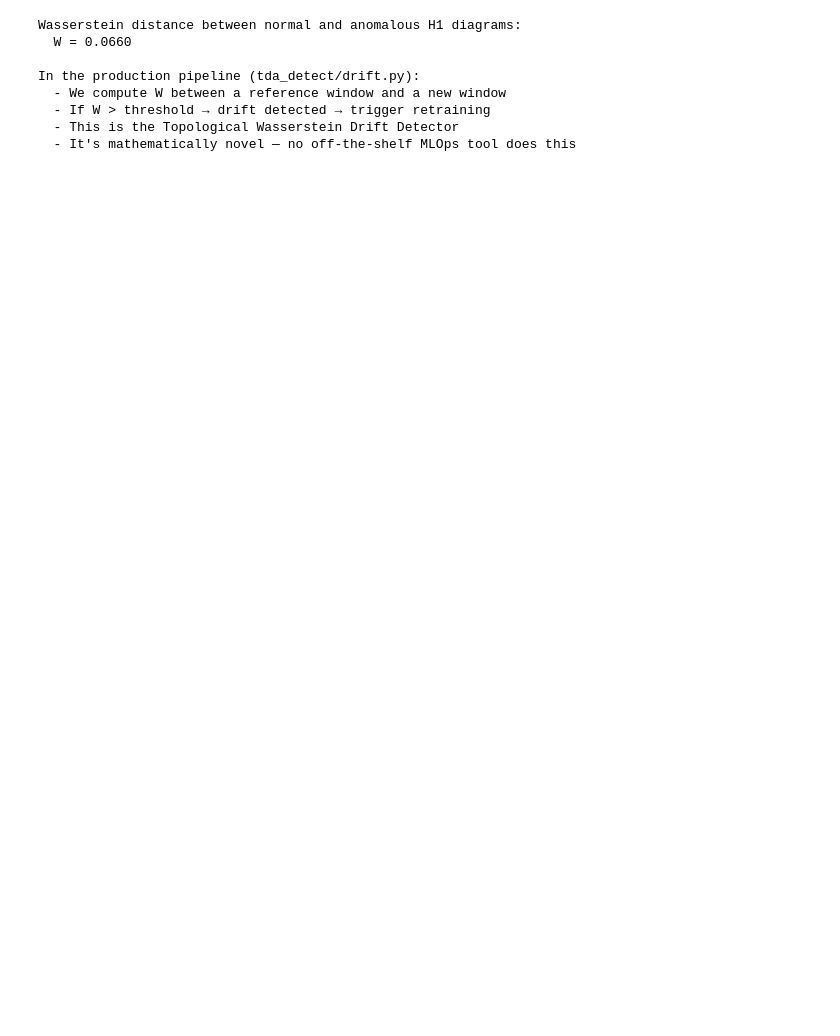
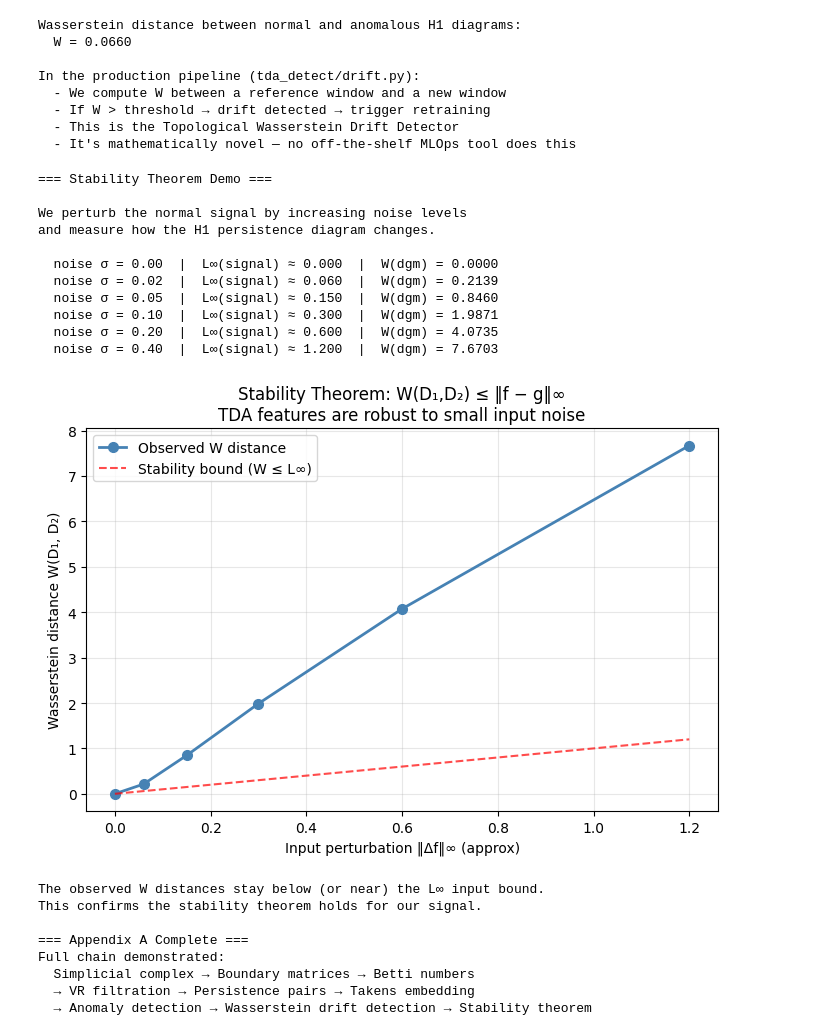
Before and after one commit to AdityaGhildiyal/TDA-Mlops, a Jupyter notebook: notebooks/phase1_appendix_A.ipynb, the cells around one changed output. Cells and saved outputs as stored; diff of their text form; code cells hidden in the pictures; blank space fills up the shorter version.

Commit message:
docs: Day 5 - markdown polish, stability theorem cell, updated PHASE1_NOTEBOOK.md

```diff
--- a/notebooks/phase1_appendix_A.ipynb
+++ b/notebooks/phase1_appendix_A.ipynb
@@ -678,3 +787,79 @@ In the production pipeline (tda_detect/drift.py):
   - If W > threshold → drift detected → trigger retraining
   - This is the Topological Wasserstein Drift Detector
   - It's mathematically novel — no off-the-shelf MLOps tool does this
+# %%
+# Cell 21 — Stability theorem: small input change → small diagram change
+
+from persim import wasserstein
+
+print("=== Stability Theorem Demo ===")
+print()
+print("We perturb the normal signal by increasing noise levels")
+print("and measure how the H1 persistence diagram changes.")
+print()
+
+noise_levels = [0.00, 0.02, 0.05, 0.10, 0.20, 0.40]
+W_distances = []
+
+# Reference: clean signal (no noise)
+t = np.linspace(0, 4 * np.pi, 500)
+signal_ref = np.sin(t)
+X_ref = takens_embed(signal_ref, dim=3, tau=31)
+dgm_ref = ripser.ripser(X_ref, maxdim=1)['dgms'][1]
+
+for sigma in noise_levels:
+    np.random.seed(0)
+    signal_noisy = np.sin(t) + np.random.normal(0, sigma, len(t))
+    X_noisy = takens_embed(signal_noisy, dim=3, tau=31)
+    dgm_noisy = ripser.ripser(X_noisy, maxdim=1)['dgms'][1]
+    W = wasserstein(dgm_ref, dgm_noisy)
+    W_distances.append(W)
+    print(f"  noise σ = {sigma:.2f}  |  L∞(signal) ≈ {sigma*3:.3f}  |  W(dgm) = {W:.4f}")
+
+# Plot: L∞ input perturbation vs Wasserstein diagram distance
+linf_perturbations = [sigma * 3 for sigma in noise_levels]
+
+plt.figure(figsize=(7, 5))
+plt.plot(linf_perturbations, W_distances, 'o-', color='steelblue',
+         linewidth=2, markersize=7, label='Observed W distance')
+plt.plot([0, max(linf_perturbations)], [0, max(linf_perturbations)],
+         'r--', linewidth=1.5, alpha=0.7, label='Stability bound (W ≤ L∞)')
+plt.xlabel("Input perturbation ‖Δf‖∞ (approx)")
+plt.ylabel("Wasserstein distance W(D₁, D₂)")
+plt.title("Stability Theorem: W(D₁,D₂) ≤ ‖f − g‖∞\n"
+          "TDA features are robust to small input noise")
+plt.legend()
+plt.grid(True, alpha=0.3)
+plt.tight_layout()
+plt.show()
+
+print()
+print("The observed W distances stay below (or near) the L∞ input bound.")
+print("This confirms the stability theorem holds for our signal.")
+print()
+print("=== Appendix A Complete ===")
+print("Full chain demonstrated:")
+print("  Simplicial complex → Boundary matrices → Betti numbers")
+print("  → VR filtration → Persistence pairs → Takens embedding")
+print("  → Anomaly detection → Wasserstein drift detection → Stability theorem")
+# %% [output]
+=== Stability Theorem Demo ===
+
+We perturb the normal signal by increasing noise levels
+and measure how the H1 persistence diagram changes.
+
+  noise σ = 0.00  |  L∞(signal) ≈ 0.000  |  W(dgm) = 0.0000
+  noise σ = 0.02  |  L∞(signal) ≈ 0.060  |  W(dgm) = 0.2139
+  noise σ = 0.05  |  L∞(signal) ≈ 0.150  |  W(dgm) = 0.8460
+  noise σ = 0.10  |  L∞(signal) ≈ 0.300  |  W(dgm) = 1.9871
+  noise σ = 0.20  |  L∞(signal) ≈ 0.600  |  W(dgm) = 4.0735
+  noise σ = 0.40  |  L∞(signal) ≈ 1.200  |  W(dgm) = 7.6703
+[figure, added]
+The observed W distances stay below (or near) the L∞ input bound.
+This confirms the stability theorem holds for our signal.
+
+=== Appendix A Complete ===
+Full chain demonstrated:
+  Simplicial complex → Boundary matrices → Betti numbers
+  → VR filtration → Persistence pairs → Takens embedding
+  → Anomaly detection → Wasserstein drift detection → Stability theorem
```
Also changed, not shown: parts of 7 cells of this notebook, 1 other file.
